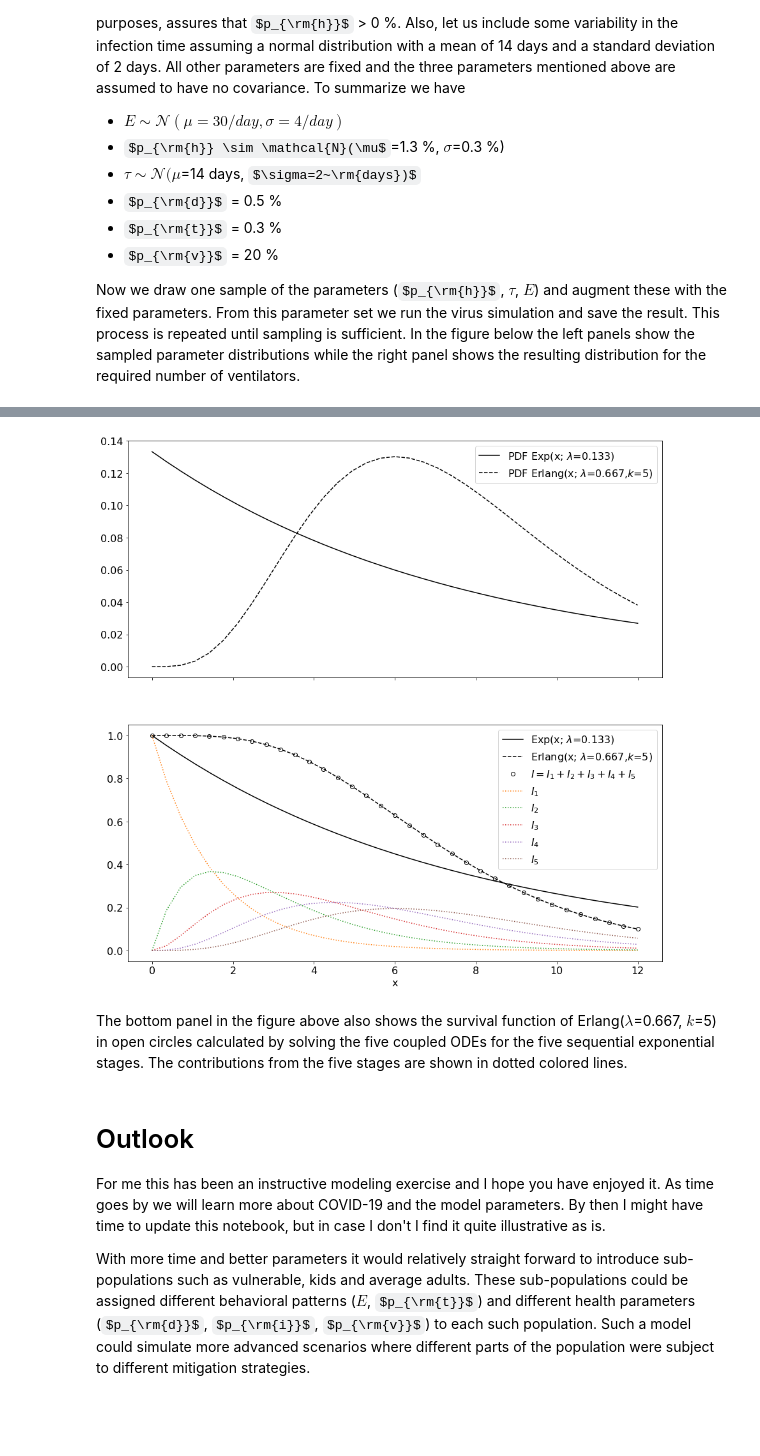
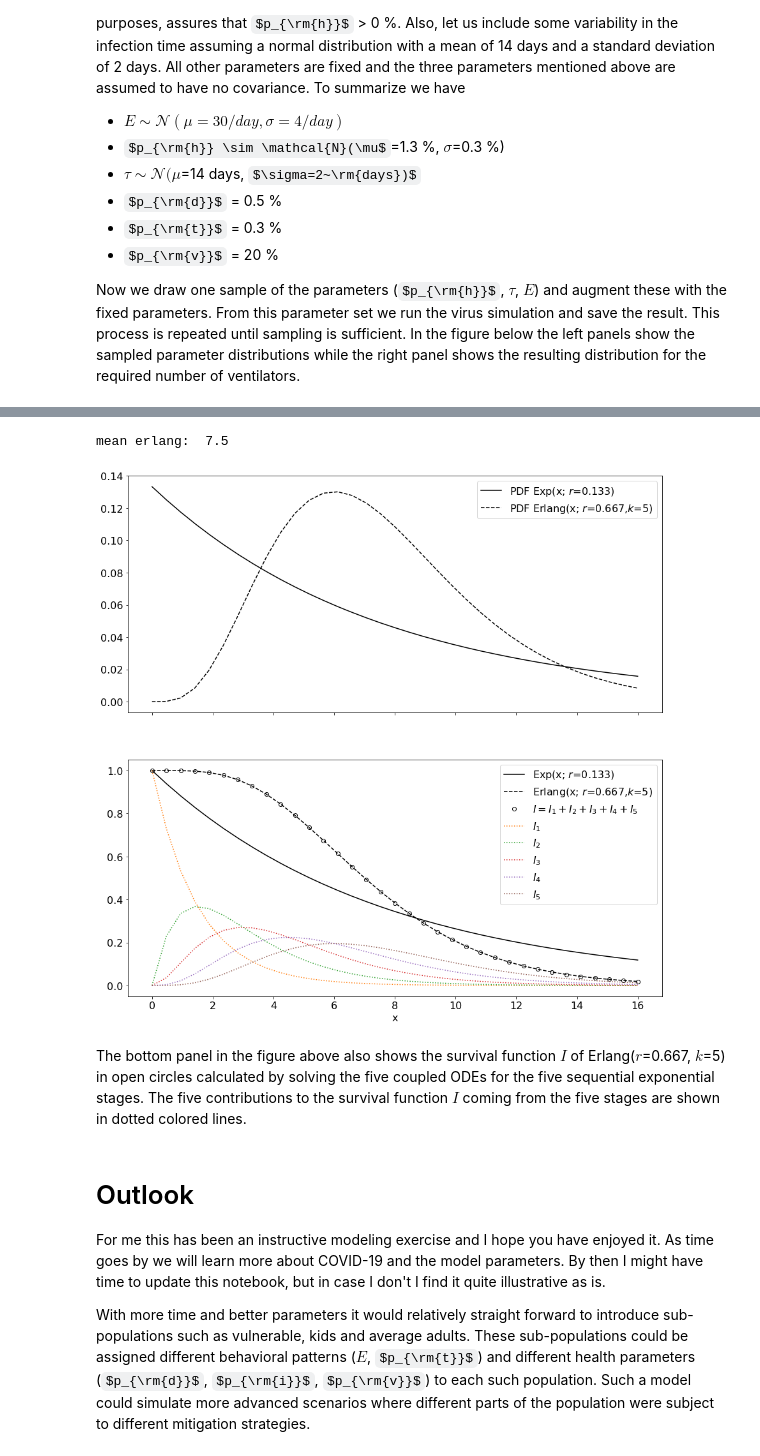
Before and after one commit to mrsonne/virus, a Jupyter notebook: virus.ipynb, the cells around one changed output, grey strips where cells are left out. Cells and saved outputs as stored; diff of their text form; code cells hidden in the pictures; some formulas as TeX source; blank space fills up the shorter version.

```diff
--- a/virus.ipynb
+++ b/virus.ipynb
@@ -314,11 +322,18 @@ Before we show results for virus simulations that incorporate multiple infection
-# %%
-import src.multistage as multistage
-
-multistage.example()
-# %% [output]
-[figure, removed]
+# %%
+import src.multistage as multistage
+
+k = 5
+scale = 1.5
+rate = 1./scale
+# Adjust exp rate to same mean as Erlang
+rate_exp = rate/k
+
+multistage.example(rate, rate_exp, k)
+# %% [output]
+mean erlang:  7.5
+[figure, added]
 # %% [markdown]
-The bottom panel in the figure above also shows the survival function of Erlang($\lambda$=0.667, $k$=5) in open circles  calculated by solving the five coupled ODEs for the five sequential exponential stages. The contributions from the five stages are shown in dotted colored lines.
+The bottom panel in the figure above also shows the survival function $I$ of Erlang($r$=0.667, $k$=5) in open circles  calculated by solving the five coupled ODEs for the five sequential exponential stages. The five contributions to the survival function $I$ coming from the five stages are shown in dotted colored lines.
 # %% [markdown]
 Outlook
 =======
```
Also changed, not shown: parts of 12 cells of this notebook.
